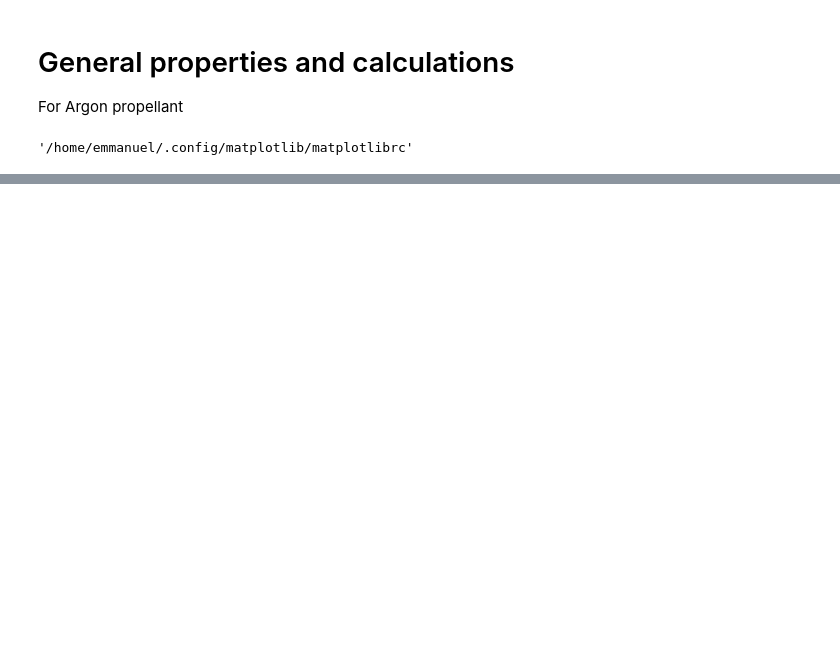
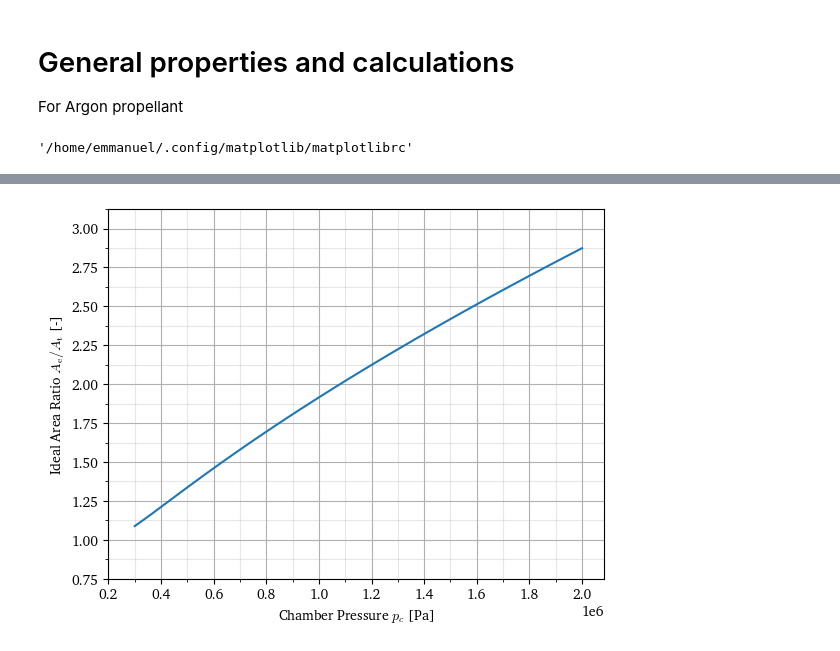
Before and after one commit to eeduplay/MScThesis, a Jupyter notebook: code/generalData.ipynb, the cells around one changed output, grey strips where cells are left out. Drawn from its saved outputs; the diff is of its cells as text; code cells hidden in the pictures; blank space fills up the shorter version.

```diff
--- a/code/generalData.ipynb
+++ b/code/generalData.ipynb
@@ -69,0 +79,19 @@ plt.show()
+# %%
+## Computing associated nozzle geometry
+Aratio_ideal = it.Aratio_ideal(gamma, standard_pressure, chamber_pressures)
+
+plt.plot(chamber_pressures, Aratio_ideal)
+plt.xlabel('Chamber Pressure $p_c$ [Pa]')
+plt.ylabel(r'Ideal Area Ratio $A_\mathrm{e}/A_\mathrm{t}$ [-]')
+plt.xticks(np.arange(min_pc-1e5, max_pc+1e5, 2e5))
+plt.xticks(np.arange(min_pc, max_pc+1e5, 1e5), minor=True)
+ylocs, ylab = plt.yticks()
+ylocs_step = ylocs[1]-ylocs[0]
+plt.yticks(np.arange(ylocs[0], ylocs[-1]+ylocs_step, ylocs_step))
+plt.yticks(np.arange(ylocs[0], ylocs[-1]+ylocs_step, ylocs_step/2), minor=True)
+plt.grid(which='major')
+plt.grid(which='minor', alpha=0.3)
+
+plt.show()
+# %% [output]
+[figure, added]
```
Also changed, not shown: parts of 5 cells of this notebook.
